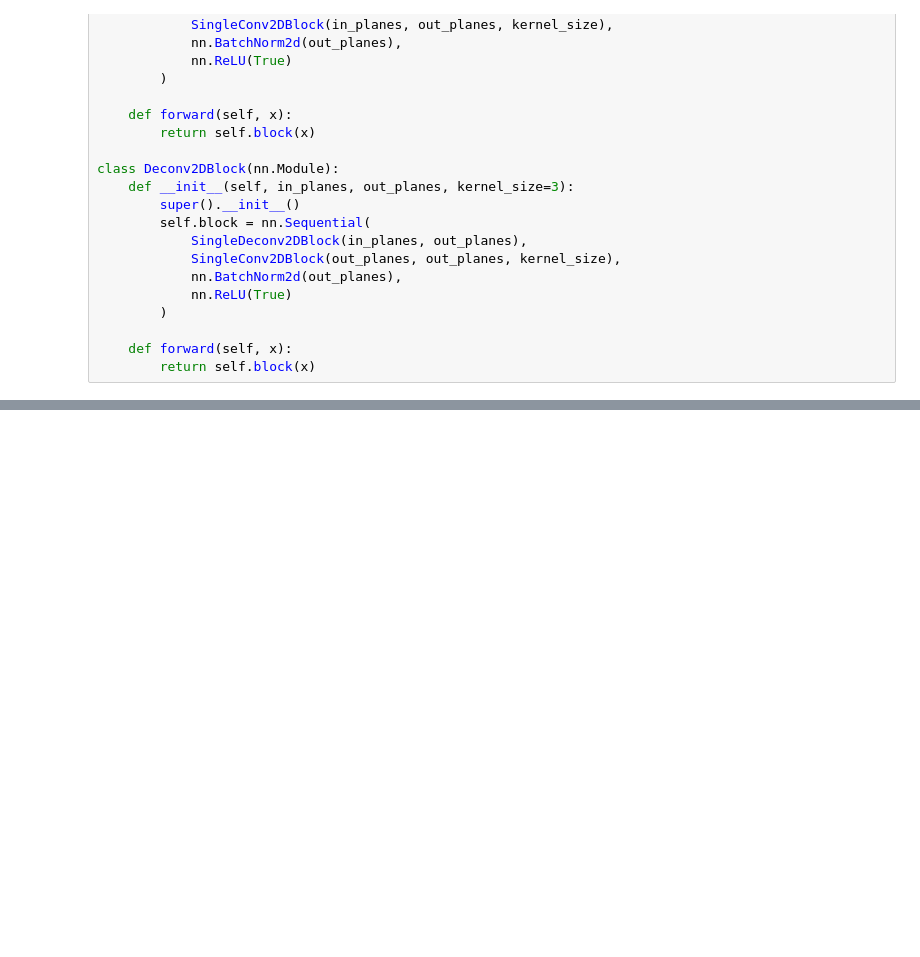
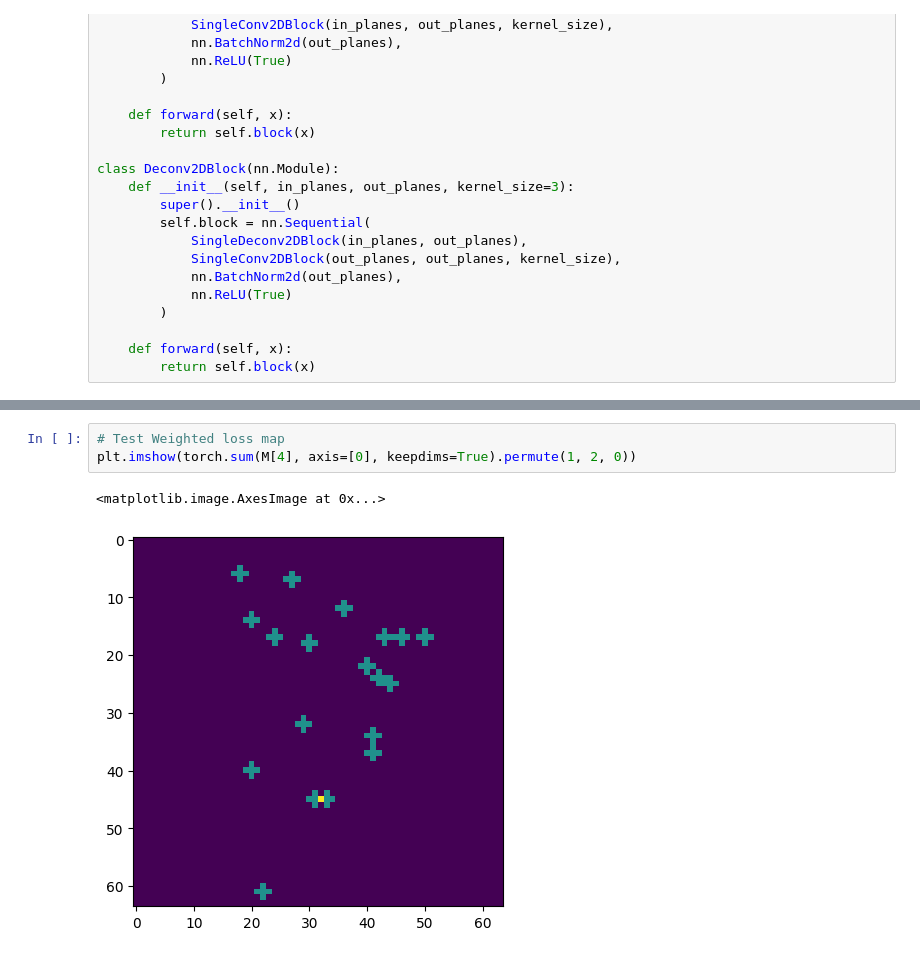
Before and after one commit to ledinhtuyen/mae-aflw, a Jupyter notebook: mae-aflw.ipynb, the cells around one changed output, grey strips where cells are left out. Drawn from its saved outputs; the diff is of its cells as text; blank space fills up the shorter version.

```diff
--- a/mae-aflw.ipynb
+++ b/mae-aflw.ipynb
@@ -817,0 +1164,6 @@ clear_output()
+# %%
+# Test Weighted loss map
+plt.imshow(torch.sum(M[4], axis=[0], keepdims=True).permute(1, 2, 0))
+# %% [output]
+<matplotlib.image.AxesImage at 0x...>
+[figure, added]
```
Also changed, not shown: parts of 53 cells of this notebook, 12 other files.
